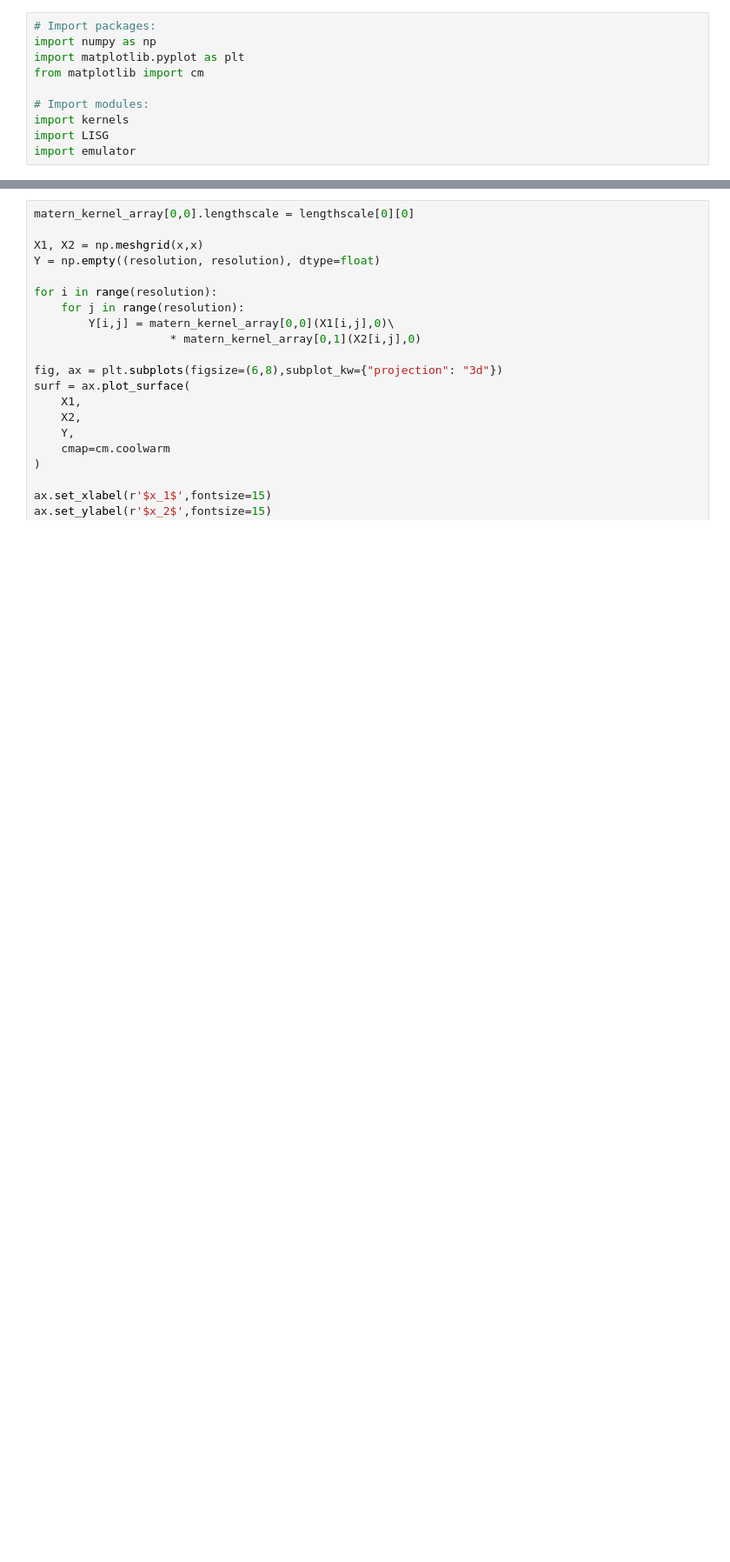
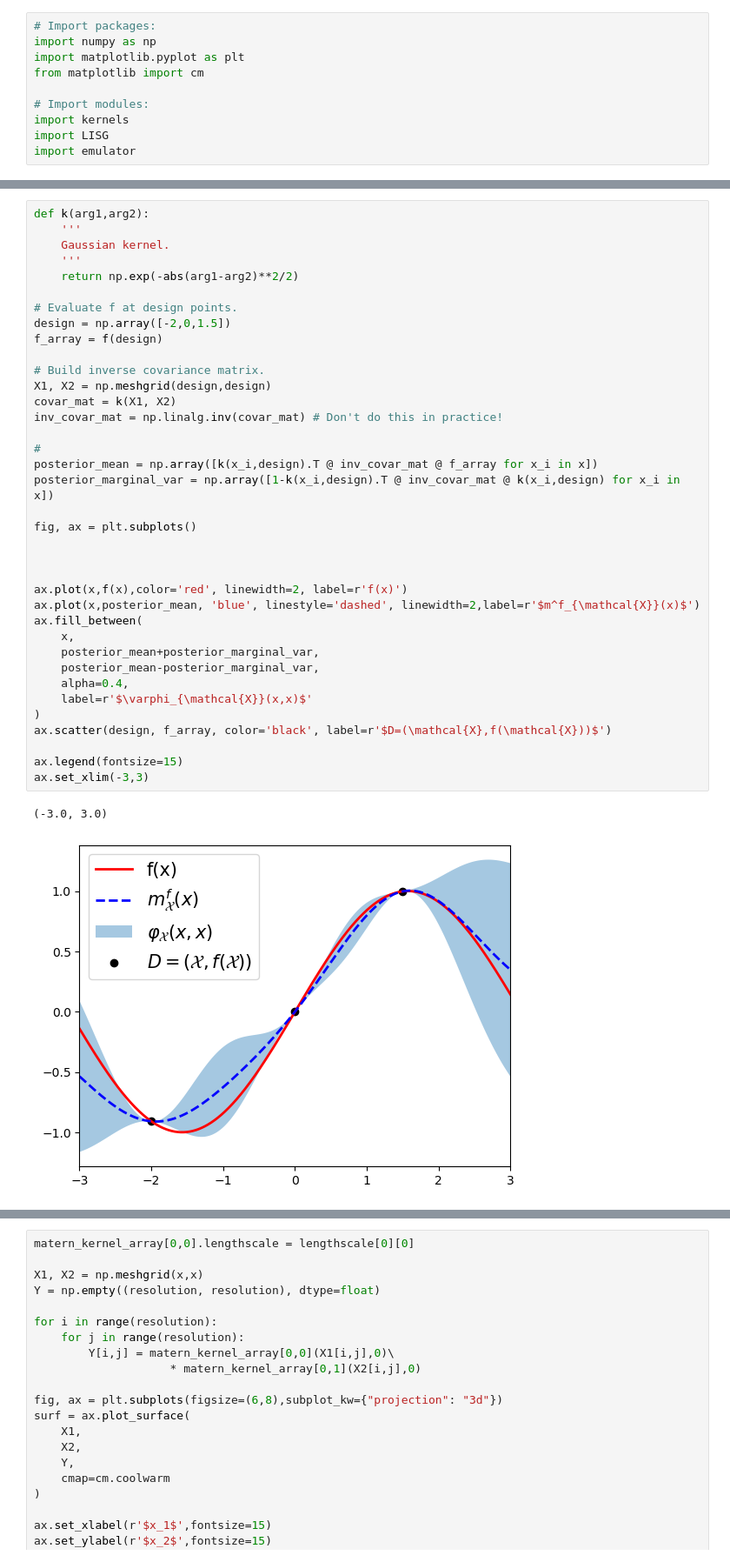
Before and after one commit to elliot-addy/LISG, a Jupyter notebook: LISG_tutorial.ipynb, the cells around one changed output, grey strips where cells are left out. Shown at 87% size. Cells and saved outputs as stored; diff of their text form; blank space fills up the shorter version.

```diff
--- a/LISG_tutorial.ipynb
+++ b/LISG_tutorial.ipynb
@@ -17,0 +69,40 @@ import emulator
+# %%
+def k(arg1,arg2):
+    '''
+    Gaussian kernel.
+    '''
+    return np.exp(-abs(arg1-arg2)**2/2)
+
+# Evaluate f at design points.
+design = np.array([-2,0,1.5])
+f_array = f(design)
+
+# Build inverse covariance matrix.
+X1, X2 = np.meshgrid(design,design)
+covar_mat = k(X1, X2)
+inv_covar_mat = np.linalg.inv(covar_mat) # Don't do this in practice!
+
+#
+posterior_mean = np.array([k(x_i,design).T @ inv_covar_mat @ f_array for x_i in x])
+posterior_marginal_var = np.array([1-k(x_i,design).T @ inv_covar_mat @ k(x_i,design) for x_i in x])
+
+fig, ax = plt.subplots()
+
+
+
+ax.plot(x,f(x),color='red', linewidth=2, label=r'f(x)')
+ax.plot(x,posterior_mean, 'blue', linestyle='dashed', linewidth=2,label=r'$m^f_{\mathcal{X}}(x)$')
+ax.fill_between(
+    x,
+    posterior_mean+posterior_marginal_var,
+    posterior_mean-posterior_marginal_var,
+    alpha=0.4,
+    label=r'$\varphi_{\mathcal{X}}(x,x)$'
+)
+ax.scatter(design, f_array, color='black', label=r'$D=(\mathcal{X},f(\mathcal{X}))$')
+
+ax.legend(fontsize=15)
+ax.set_xlim(-3,3)
+# %% [output]
+(-3.0, 3.0)
+[figure, added]
```
Also changed, not shown: parts of 9 cells of this notebook.
